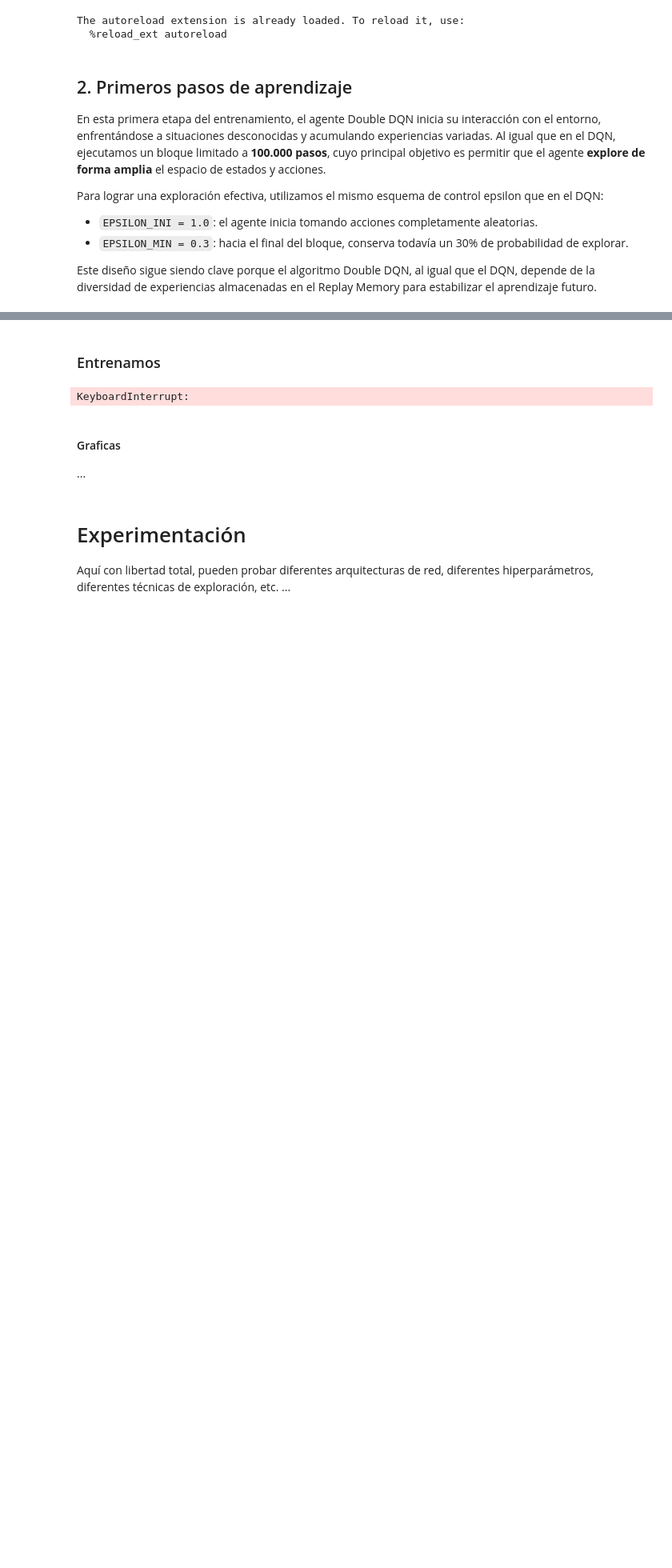
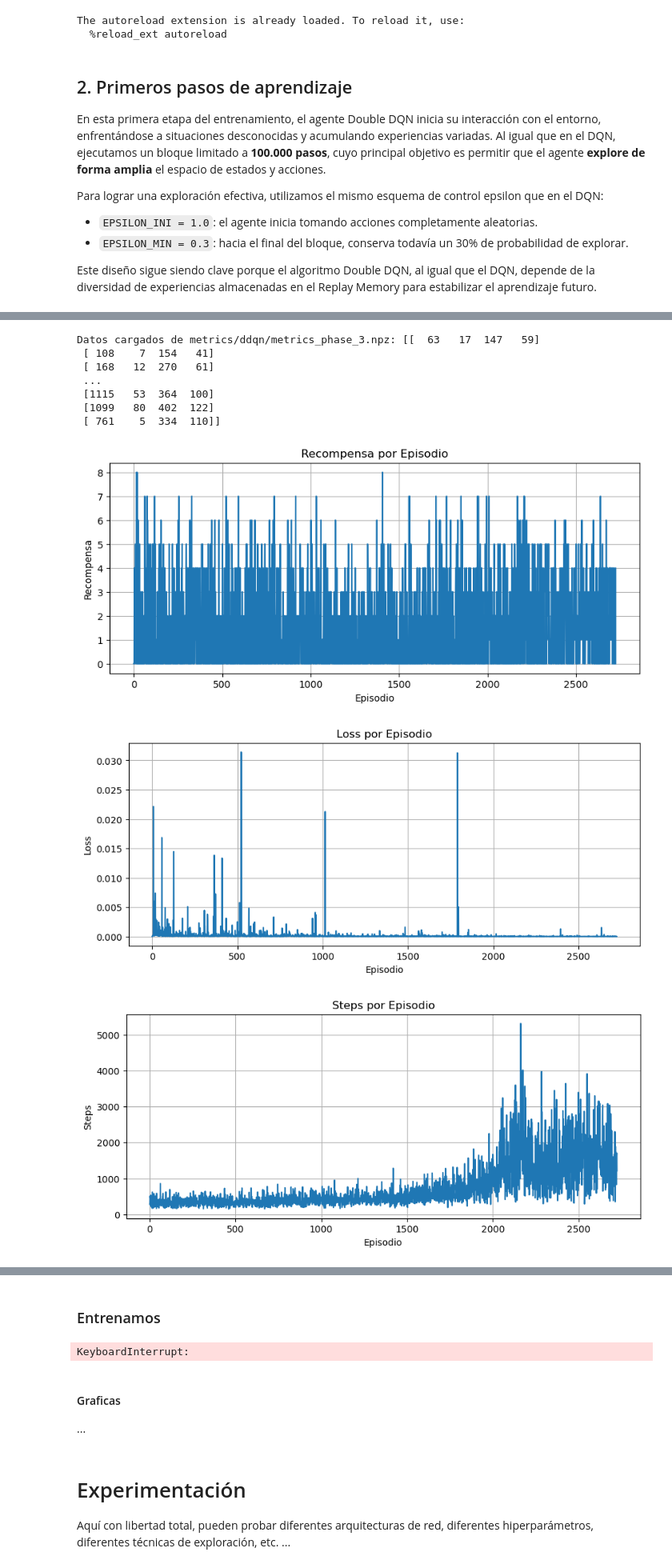
Before and after one commit to nataliacampiglia/obligatorio-taller-ia, a Jupyter notebook: Obligatorio_2025_Letra.ipynb, the cells around one changed output, grey strips where cells are left out. Shown at 80% size. Saved outputs shown, nothing was run; the diff lists cells and outputs as text; code cells hidden in the pictures; blank space fills up the shorter version.

```diff
--- a/Obligatorio_2025_Letra.ipynb
+++ b/Obligatorio_2025_Letra.ipynb
@@ -1025,0 +1126,13 @@ FileNotFoundError: [Errno 2] No such file or directory: 'metrics/ddqn/ddqn/metri
+# %%
+evaluate_training_phase_results("metrics/ddqn/metrics_phase_3.npz", "phase_3")
+# %% [output]
+Datos cargados de metrics/ddqn/metrics_phase_3.npz: [[  63   17  147   59]
+ [ 108    7  154   41]
+ [ 168   12  270   61]
+ ...
+ [1115   53  364  100]
+ [1099   80  402  122]
+ [ 761    5  334  110]]
+[figure, added]
+[figure, added]
+[figure, added]
```
Also changed, not shown: parts of 23 cells of this notebook, 20 other files.
